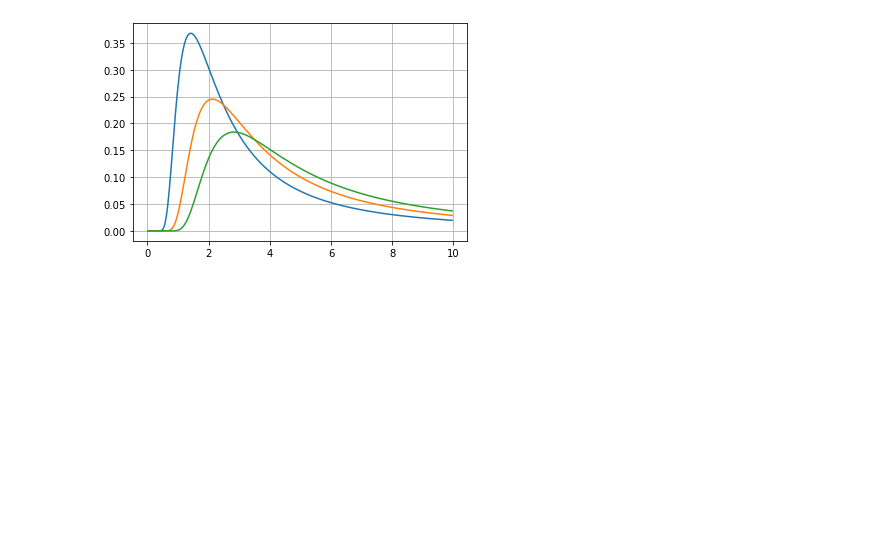
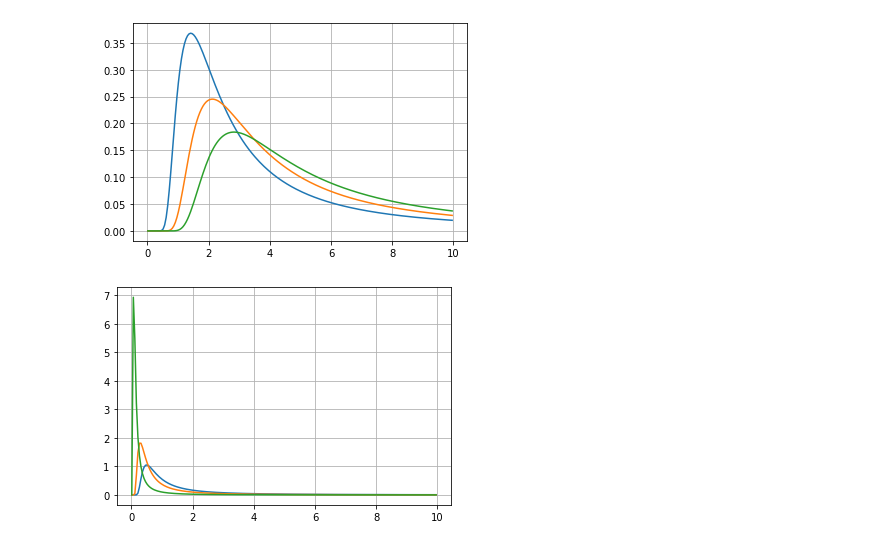
Before and after one commit to stepanov2112/other, a Jupyter notebook: fintech.ipynb, the cells around one changed output. Saved outputs shown, nothing was run; the diff lists cells and outputs as text; code cells hidden in the pictures; blank space fills up the shorter version.

```diff
--- a/fintech.ipynb
+++ b/fintech.ipynb
@@ -15,3 +15,11 @@ for i in range(3):
     plt.grid()
 # %% [output]
 [figure]
+# %%
+for i in range(3):
+    b += 0.3
+    R = rayleigh.pdf(a, b, quantile)
+    plot = plt.plot(quantile, R)
+    plt.grid()
+# %% [output]
+[figure, added]
```
